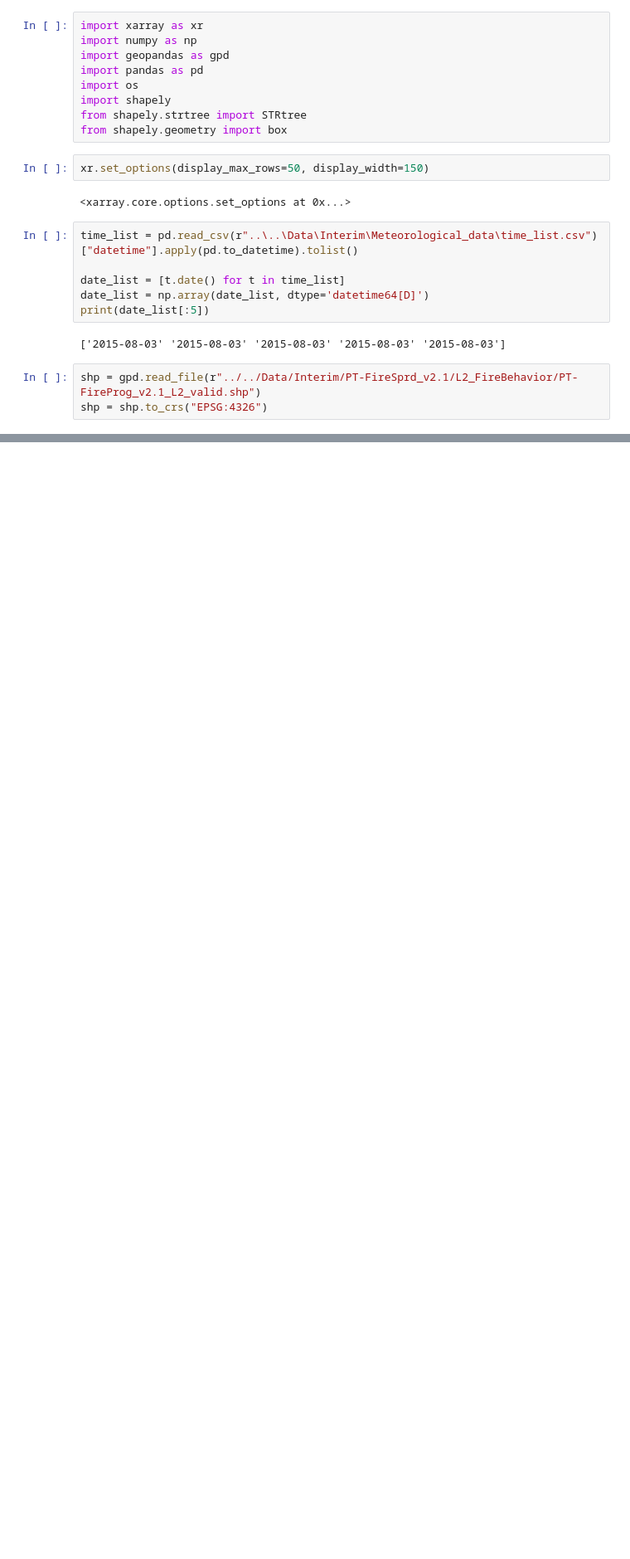
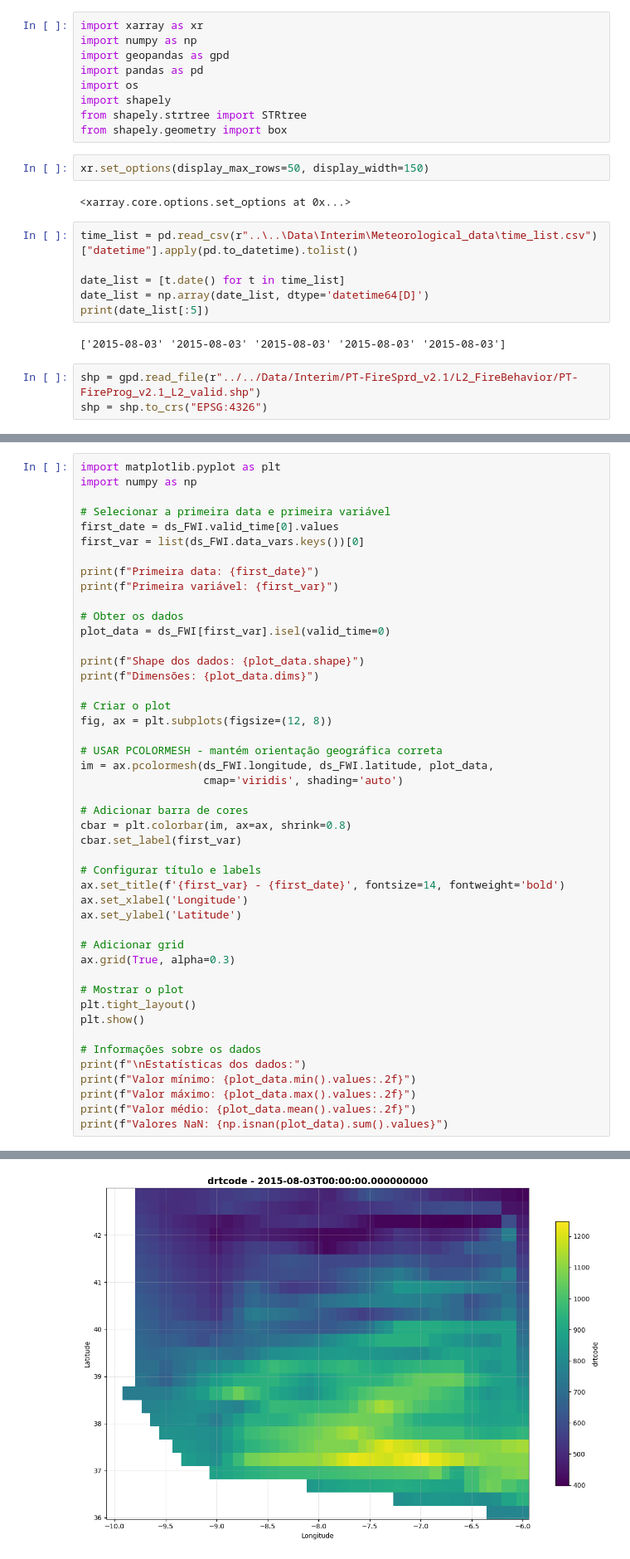
Before and after one commit to rafael-bork/FIRE-HACK-Project, a Jupyter notebook: Notebooks/2Transformation/1CDS_NetCDF_ union_into_SL.ipynb, the cells around one changed output, grey strips where cells are left out. Shown at 83% size. Saved outputs shown, nothing was run; the diff lists cells and outputs as text; blank space fills up the shorter version.

```diff
--- a/Notebooks/2Transformation/1CDS_NetCDF_ union_into_SL.ipynb
+++ b/Notebooks/2Transformation/1CDS_NetCDF_ union_into_SL.ipynb
@@ -596,0 +510,47 @@ shp = shp.to_crs("EPSG:4326")
+# %%
+import matplotlib.pyplot as plt
+import numpy as np
+
+# Selecionar a primeira data e primeira variável
+first_date = ds_FWI.valid_time[0].values
+first_var = list(ds_FWI.data_vars.keys())[0]
+
+print(f"Primeira data: {first_date}")
+print(f"Primeira variável: {first_var}")
+
+# Obter os dados
+plot_data = ds_FWI[first_var].isel(valid_time=0)
+
+print(f"Shape dos dados: {plot_data.shape}")
+print(f"Dimensões: {plot_data.dims}")
+
+# Criar o plot
+fig, ax = plt.subplots(figsize=(12, 8))
+
+# USAR PCOLORMESH - mantém orientação geográfica correta
+im = ax.pcolormesh(ds_FWI.longitude, ds_FWI.latitude, plot_data,
+                   cmap='viridis', shading='auto')
+
+# Adicionar barra de cores
+cbar = plt.colorbar(im, ax=ax, shrink=0.8)
+cbar.set_label(first_var)
+
+# Configurar título e labels
+ax.set_title(f'{first_var} - {first_date}', fontsize=14, fontweight='bold')
+ax.set_xlabel('Longitude')
+ax.set_ylabel('Latitude')
+
+# Adicionar grid
+ax.grid(True, alpha=0.3)
+
+# Mostrar o plot
+plt.tight_layout()
+plt.show()
+
+# Informações sobre os dados
+print(f"\nEstatísticas dos dados:")
+print(f"Valor mínimo: {plot_data.min().values:.2f}")
+print(f"Valor máximo: {plot_data.max().values:.2f}")
+print(f"Valor médio: {plot_data.mean().values:.2f}")
+print(f"Valores NaN: {np.isnan(plot_data).sum().values}")
+# %% [output]
@@ -596,0 +561 @@ shp = shp.to_crs("EPSG:4326")
+[figure, added]
```
Also changed, not shown: parts of 43 cells of this notebook, 3 other files.
